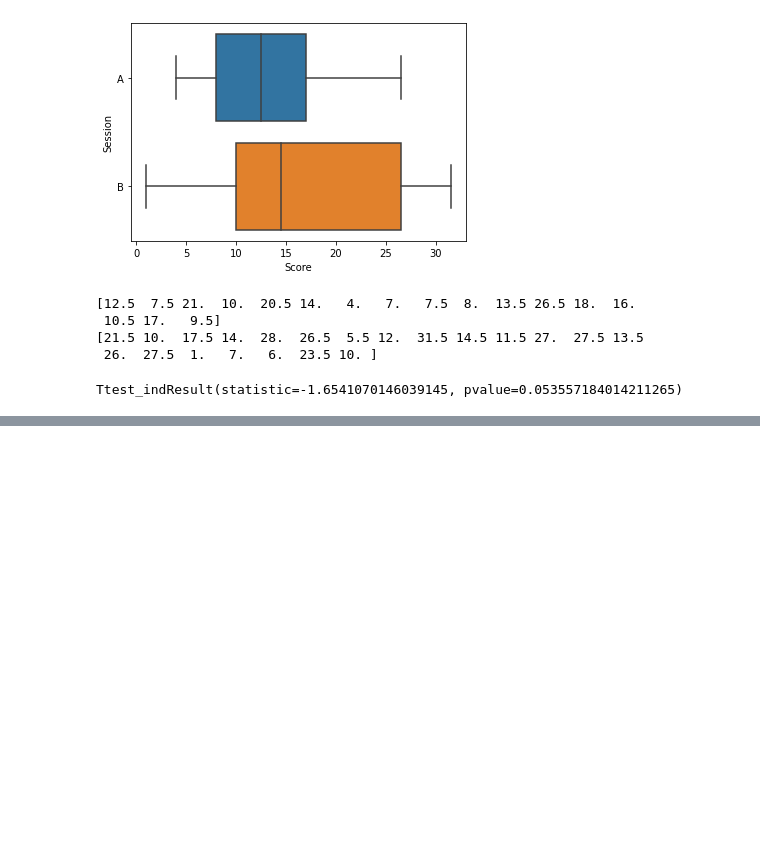
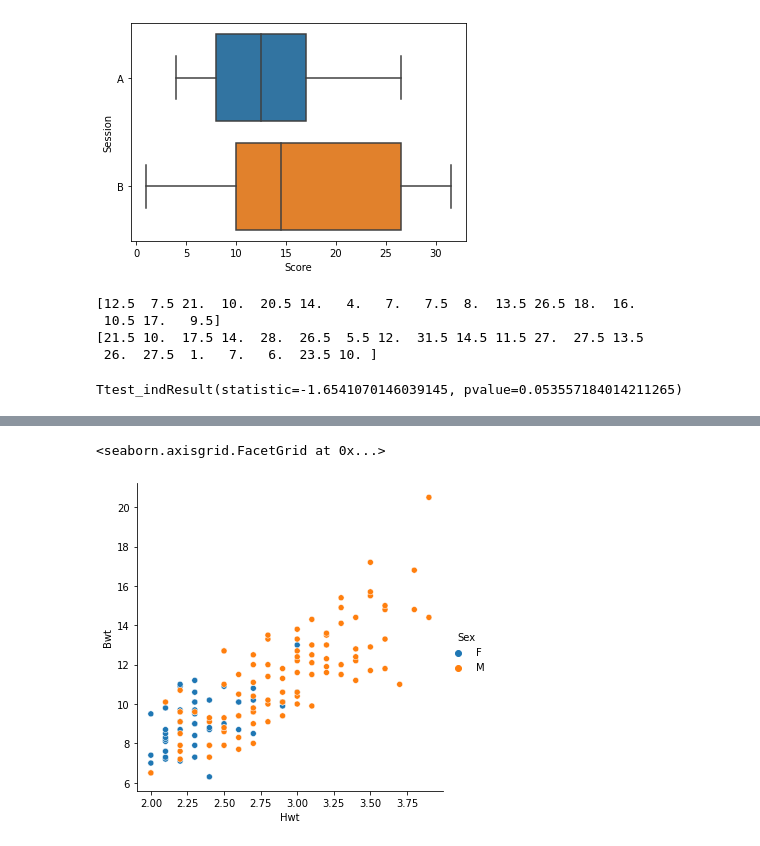
Before and after one commit to arnauddormaels/Data-Science-and-AI, a Jupyter notebook: Solution Labs/Cheat-sheet.ipynb, the cells around one changed output, grey strips where cells are left out. Saved outputs shown, nothing was run; the diff lists cells and outputs as text; code cells hidden in the pictures; blank space fills up the shorter version.

```diff
--- a/Solution Labs/Cheat-sheet.ipynb
+++ b/Solution Labs/Cheat-sheet.ipynb
@@ -1320,0 +1399,3 @@ Ttest_indResult(statistic=-1.6541070146039145, pvalue=0.053557184014211265)
+# %%
+cats = pd.read_csv('https://raw.githubusercontent.com/arnauddormaels/Data-Science-and-AI/main/data/Cats.csv')
+cats.head()
@@ -1320,0 +1409,5 @@ Ttest_indResult(statistic=-1.6541070146039145, pvalue=0.053557184014211265)
+# %%
+sns.relplot(data=cats,x='Hwt',y='Bwt',hue='Sex')
+# %% [output]
+<seaborn.axisgrid.FacetGrid at 0x...>
+[figure, added]
```
Also changed, not shown: parts of 29 cells of this notebook.
